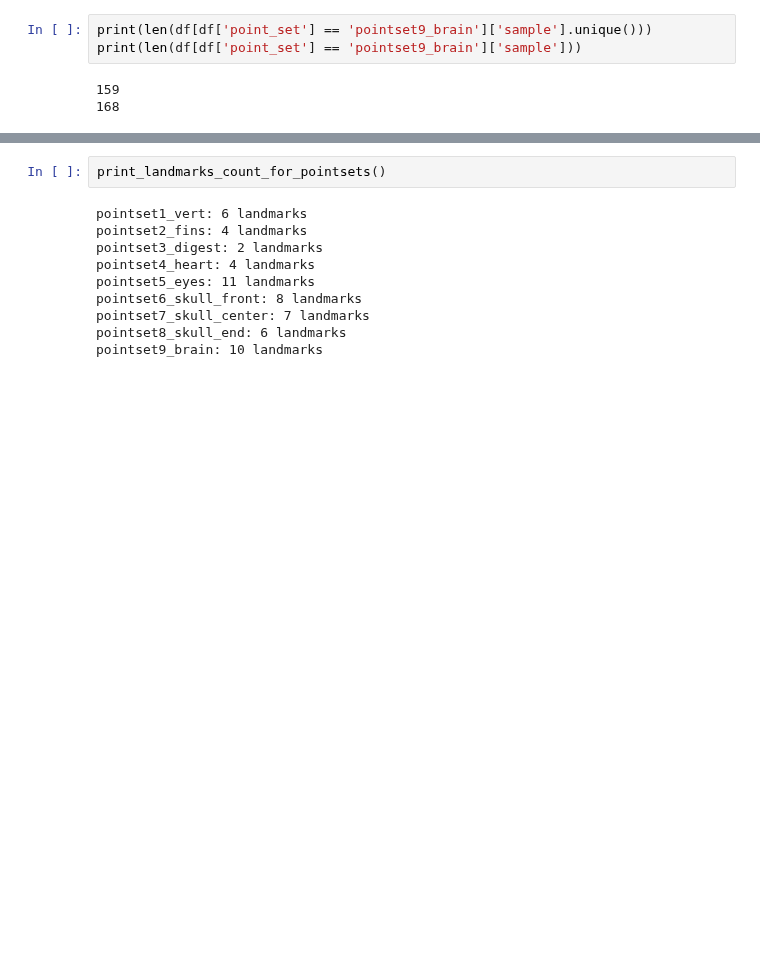
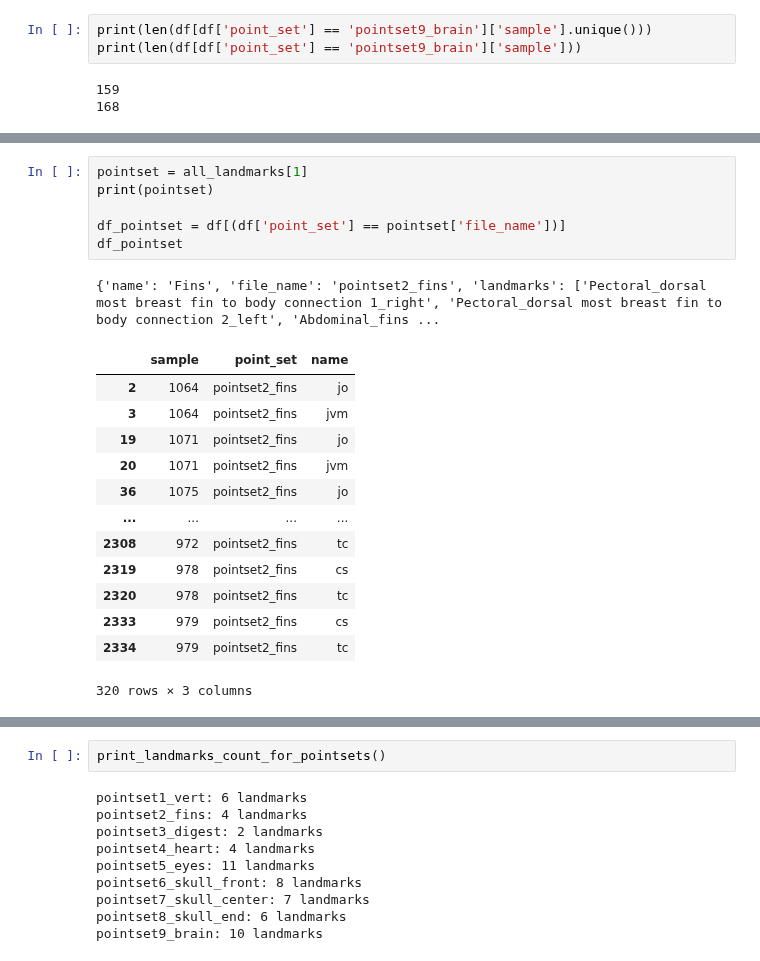
Before and after one commit to axruff/Medaka, a Jupyter notebook: CheckLandmarks.ipynb, the cells around one changed output, grey strips where cells are left out. Drawn from its saved outputs; the diff is of its cells as text; blank space fills up the shorter version.

```diff
--- a/CheckLandmarks.ipynb
+++ b/CheckLandmarks.ipynb
@@ -580,0 +845,21 @@ print(len(df[df['point_set'] == 'pointset9_brain']['sample']))
+# %%
+pointset = all_landmarks[1]
+print(pointset)
+
+df_pointset = df[(df['point_set'] == pointset['file_name'])]
+df_pointset
+# %% [output]
+{'name': 'Fins', 'file_name': 'pointset2_fins', 'landmarks': ['Pectoral_dorsal most breast fin to body connection 1_right', 'Pectoral_dorsal most breast fin to body connection 2_left', 'Abdominal_fins ...
+|  | sample | point_set | name |
+| 2 | 1064 | pointset2_fins | jo |
+| 3 | 1064 | pointset2_fins | jvm |
+| 19 | 1071 | pointset2_fins | jo |
+| 20 | 1071 | pointset2_fins | jvm |
+| 36 | 1075 | pointset2_fins | jo |
+| ... | ... | ... | ... |
+| 2308 | 972 | pointset2_fins | tc |
+| 2319 | 978 | pointset2_fins | cs |
+| 2320 | 978 | pointset2_fins | tc |
+| 2333 | 979 | pointset2_fins | cs |
+| 2334 | 979 | pointset2_fins | tc |
+320 rows × 3 columns
```
Also changed, not shown: parts of 29 cells of this notebook.
